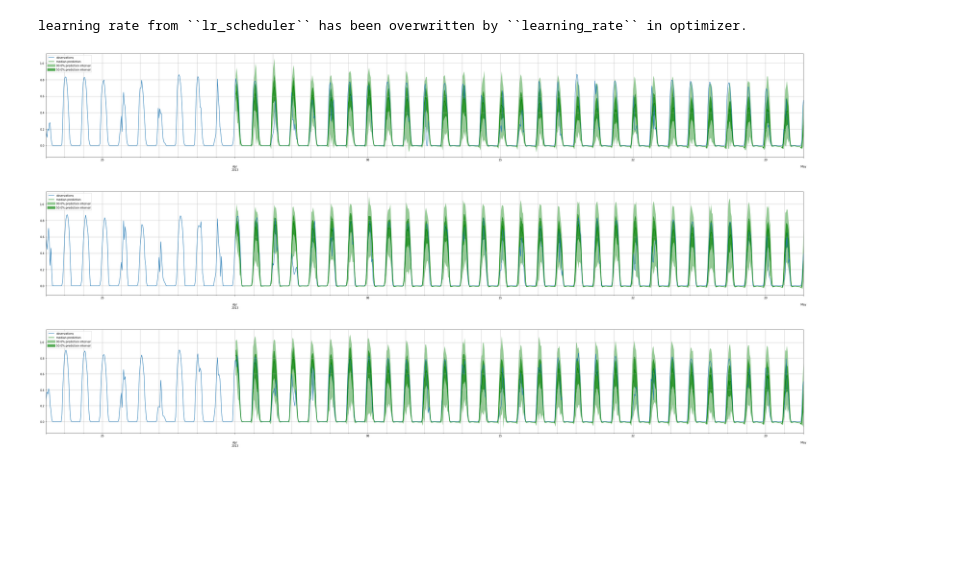
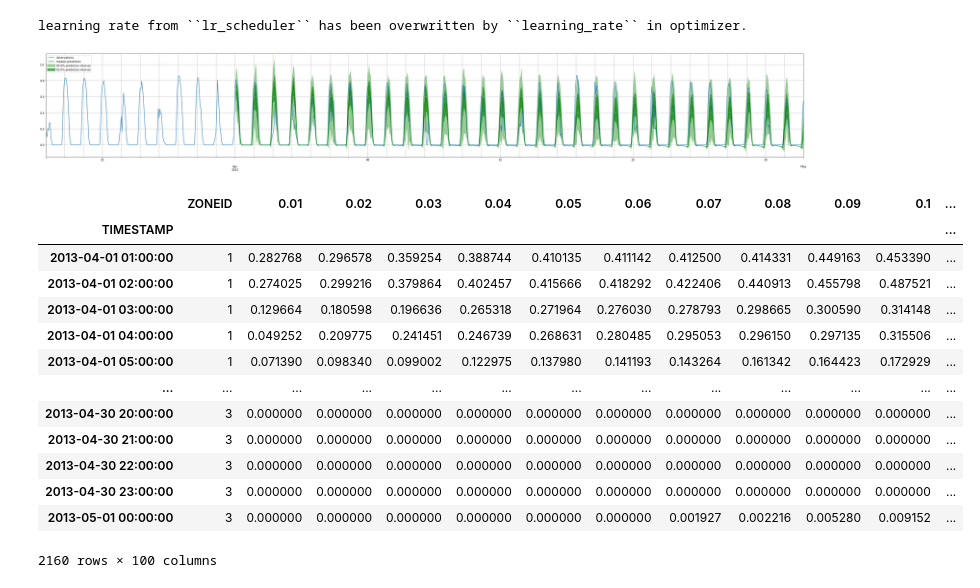
Before and after one commit to pavelzw/GEFCom14-S-comparison, a Jupyter notebook: gefcom14-s-deepar.ipynb, the cells around one changed output. Cells and saved outputs as stored; diff of their text form; code cells hidden in the pictures; blank space fills up the shorter version.

Commit message:
Add quantile prediction generation

```diff
--- a/gefcom14-s-deepar.ipynb
+++ b/gefcom14-s-deepar.ipynb
@@ -164,6 +164,9 @@ forecast_it, ts_it = make_evaluation_predictions(
     predictor=predictor,  # predictor
     num_samples=100,  # number of sample paths we want for evaluation
 )
+
+forecasts = list(forecast_it)
+tss = list(ts_it)
 # %%
 def plot_prob_forecasts(ts_entry, forecast_entry, output_file=None):
     plot_length = 24 * 40
@@ -179,9 +182,41 @@ def plot_prob_forecasts(ts_entry, forecast_entry, output_file=None):
         plt.savefig(output_file)
     plt.show()
 
-for ts_entry, forecast_entry in zip(ts_it, forecast_it):
-    plot_prob_forecasts(ts_entry, forecast_entry)
+plot_prob_forecasts(tss[0], forecasts[0])
 # %% [output]
 [figure]
-[figure, removed]
-[figure, removed]
+# %%
+forecast = forecasts[0]
+forecast
+
+import numpy as np
+
+forecast.quantile(0.1)
+
+zone_predictions = []
+for i in [1,2,3]:
+    prediction = pd.concat([np.maximum(forecast.quantile_ts(p/100), 0)
+                            for p in range(1, 100)], axis=1)\
+        .rename(columns={p: str((p+1)/100) for p in range(99)})
+    prediction.insert(0, 'ZONEID', i)
+    prediction.index.name = 'TIMESTAMP'
+    zone_predictions.append(prediction)
+
+predictions = pd.concat(zone_predictions)
+predictions.to_csv('predictions.csv')
+predictions
+# %% [output]
+|  | ZONEID | 0.01 | 0.02 | 0.03 | 0.04 | 0.05 | 0.06 | 0.07 | 0.08 | 0.09 | 0.1 | ... |
+| TIMESTAMP |  |  |  |  |  |  |  |  |  |  |  | ... |
+| 2013-04-01 01:00:00 | 1 | 0.282768 | 0.296578 | 0.359254 | 0.388744 | 0.410135 | 0.411142 | 0.412500 | 0.414331 | 0.449163 | 0.453390 | ... |
+| 2013-04-01 02:00:00 | 1 | 0.274025 | 0.299216 | 0.379864 | 0.402457 | 0.415666 | 0.418292 | 0.422406 | 0.440913 | 0.455798 | 0.487521 | ... |
+| 2013-04-01 03:00:00 | 1 | 0.129664 | 0.180598 | 0.196636 | 0.265318 | 0.271964 | 0.276030 | 0.278793 | 0.298665 | 0.300590 | 0.314148 | ... |
+| 2013-04-01 04:00:00 | 1 | 0.049252 | 0.209775 | 0.241451 | 0.246739 | 0.268631 | 0.280485 | 0.295053 | 0.296150 | 0.297135 | 0.315506 | ... |
+| 2013-04-01 05:00:00 | 1 | 0.071390 | 0.098340 | 0.099002 | 0.122975 | 0.137980 | 0.141193 | 0.143264 | 0.161342 | 0.164423 | 0.172929 | ... |
+| ... | ... | ... | ... | ... | ... | ... | ... | ... | ... | ... | ... | ... |
+| 2013-04-30 20:00:00 | 3 | 0.000000 | 0.000000 | 0.000000 | 0.000000 | 0.000000 | 0.000000 | 0.000000 | 0.000000 | 0.000000 | 0.000000 | ... |
+| 2013-04-30 21:00:00 | 3 | 0.000000 | 0.000000 | 0.000000 | 0.000000 | 0.000000 | 0.000000 | 0.000000 | 0.000000 | 0.000000 | 0.000000 | ... |
+| 2013-04-30 22:00:00 | 3 | 0.000000 | 0.000000 | 0.000000 | 0.000000 | 0.000000 | 0.000000 | 0.000000 | 0.000000 | 0.000000 | 0.000000 | ... |
+| 2013-04-30 23:00:00 | 3 | 0.000000 | 0.000000 | 0.000000 | 0.000000 | 0.000000 | 0.000000 | 0.000000 | 0.000000 | 0.000000 | 0.000000 | ... |
+| 2013-05-01 00:00:00 | 3 | 0.000000 | 0.000000 | 0.000000 | 0.000000 | 0.000000 | 0.000000 | 0.001927 | 0.002216 | 0.005280 | 0.009152 | ... |
+2160 rows × 100 columns
```
Also changed, not shown: parts of 1 cell of this notebook.
